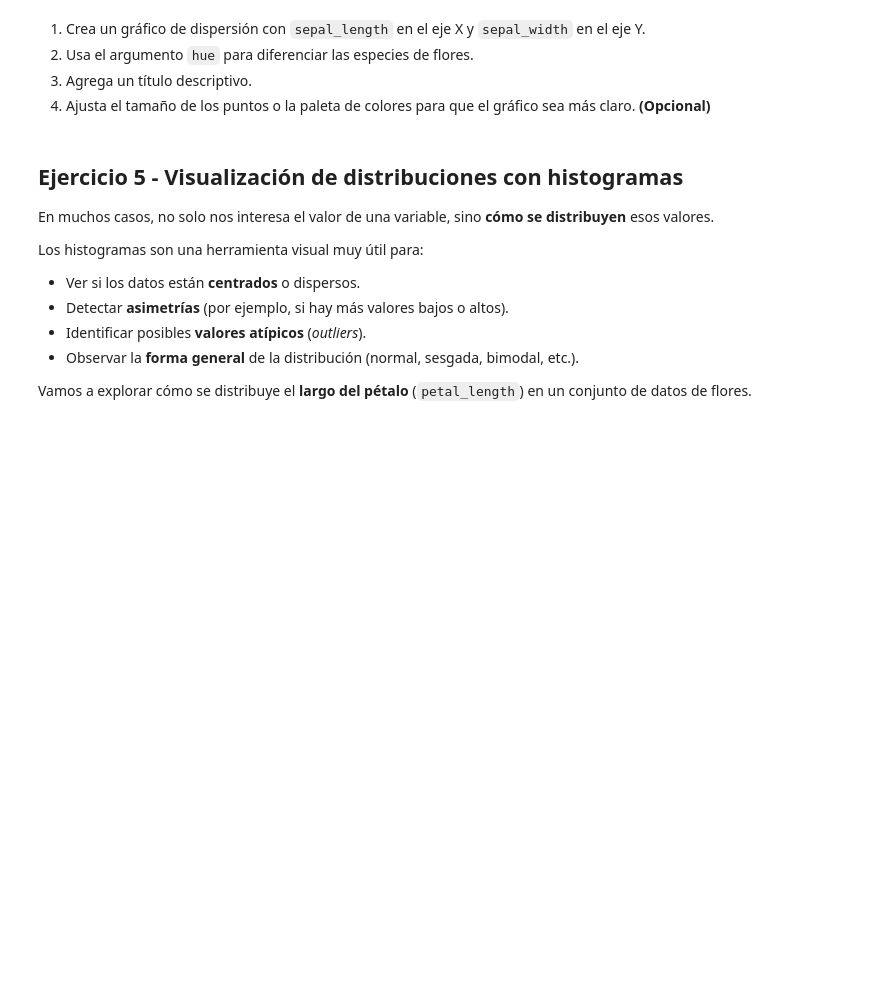
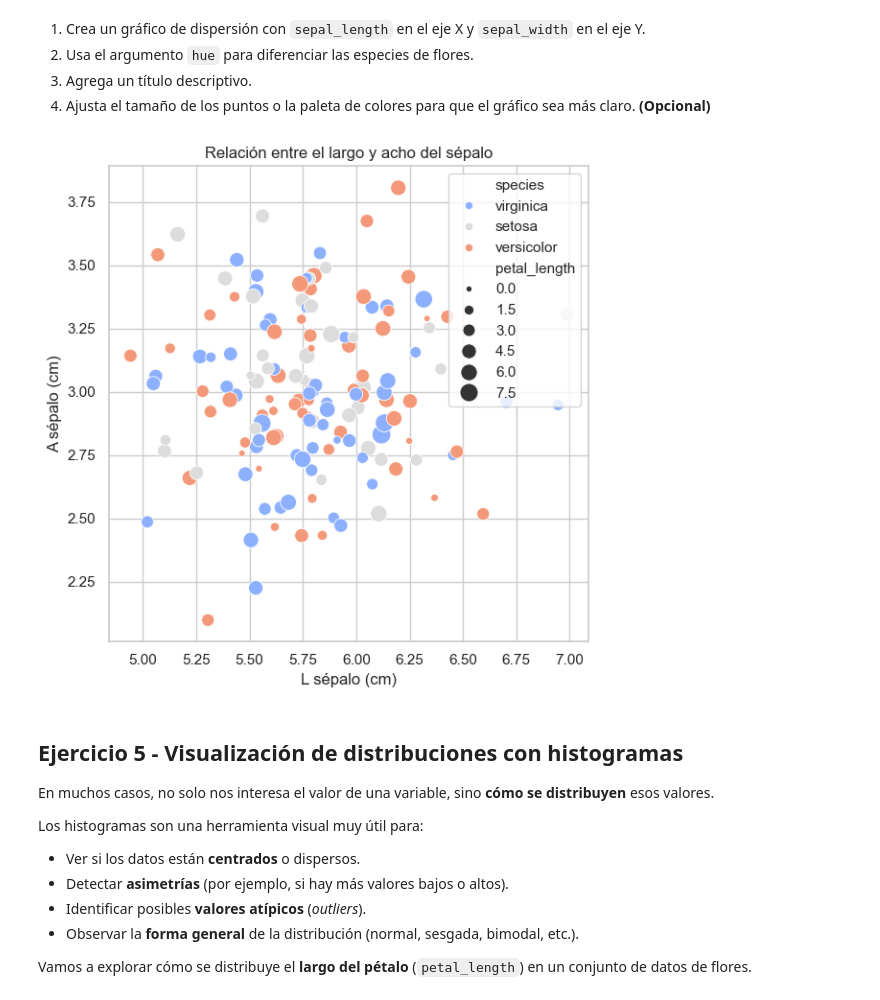
Before and after one commit to 4GeeksAcademy/Antuanvisualization-exercises-with-matplot-and-seaborn, a Jupyter notebook: notebook/Proyecto 2.ipynb, the cells around one changed output. Drawn from its saved outputs; the diff is of its cells as text; code cells hidden in the pictures; blank space fills up the shorter version.

```diff
--- a/notebook/Proyecto 2.ipynb
+++ b/notebook/Proyecto 2.ipynb
@@ -161,7 +183,26 @@ df_iris # Mostrar DataFrame
 3. Agrega un título descriptivo.
 4. Ajusta el tamaño de los puntos o la paleta de colores para que el gráfico sea más claro. **(Opcional)**
 # %%
+df_iris = pd.DataFrame({ # DataFrame con datos aleatorios
+    'sepal_length': np.random.normal(5.8, 0.4, 150),
+    'sepal_width': np.random.normal(3.0, 0.3, 150),
+    'petal_length': np.random.normal(3.7, 1.5, 150),
+    'petal_width': np.random.normal(1.2, 0.8, 150),
+    'species': np.random.choice(['setosa', 'versicolor', 'virginica'], 150)
+})
+
+df_iris # Mostrar DataFrame
+
 # tu código
+plt.figure(figsize=(6, 6))
+sns.scatterplot(data=df_iris, x="sepal_length", y="sepal_width", hue="species",size="petal_length", sizes=(20, 200), palette="coolwarm")
+plt.title("Relación entre el largo y acho del sépalo")
+plt.xlabel("L sépalo (cm)")
+plt.ylabel("A sépalo (cm)")
+plt.tight_layout()
+plt.show()
+# %% [output]
+[figure, added]
 # %% [markdown]
 ## Ejercicio 5 - Visualización de distribuciones con histogramas
 
```
Also changed, not shown: parts of 6 cells of this notebook, 1 other file.
